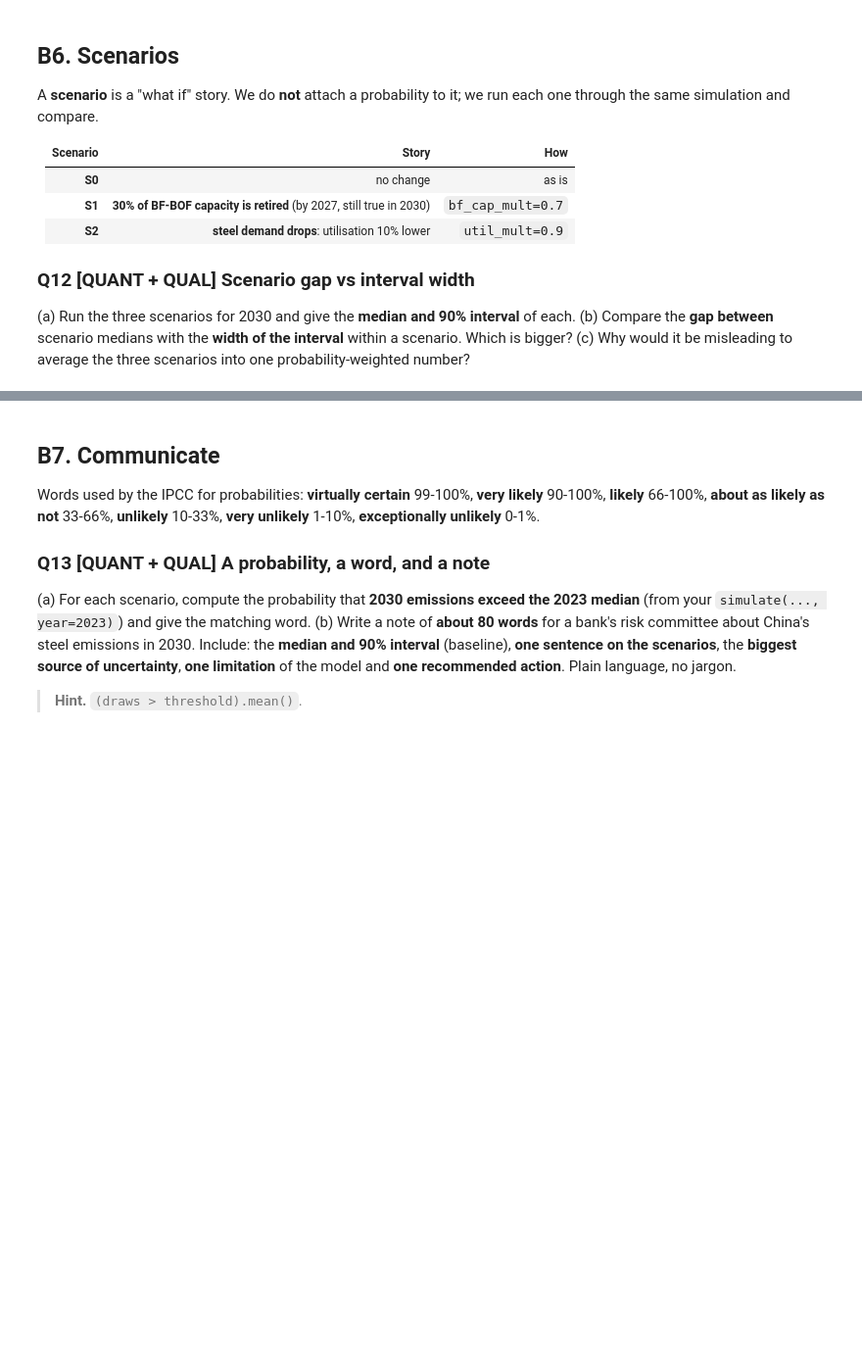
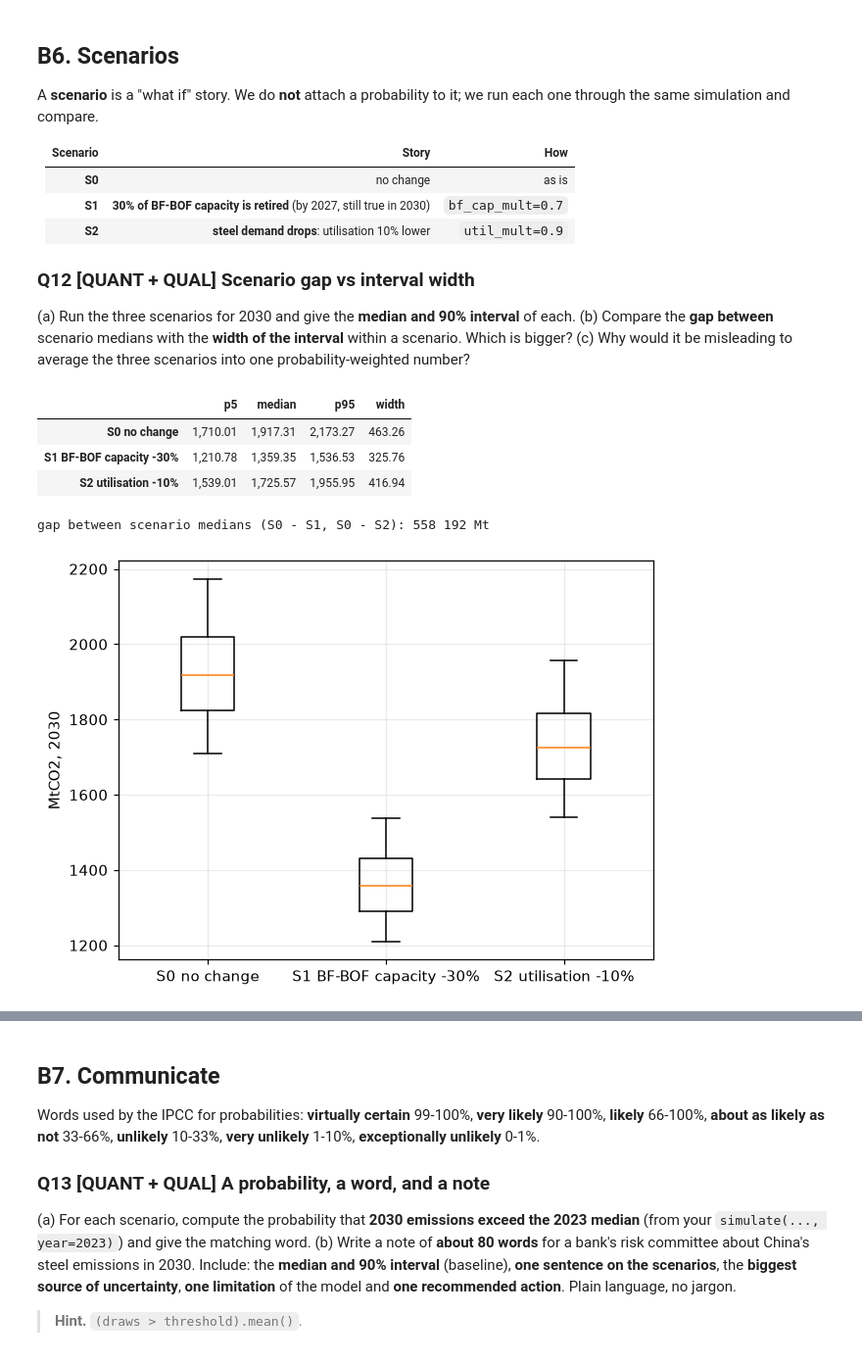
Before and after one commit to Jawadmallat/aidams-lab3-bennjima-gueddas-mallat-sanver-tanaci, a Jupyter notebook: lab3.ipynb, the cells around one changed output, grey strips where cells are left out. Shown at 98% size. Saved outputs shown, nothing was run; the diff lists cells and outputs as text; code cells hidden in the pictures; blank space fills up the shorter version.

```diff
--- a/lab3.ipynb
+++ b/lab3.ipynb
@@ -280,4 +592,11 @@ _(write here)_
 > **Task.** For the **10 plants** of `ci_small`, compute the posterior mean for (i) a **weak** prior ($\mu_0=0.5$, $\kappa_0=0.01$) and (ii) a **wrong** prior ($\mu_0=0.3$, $\kappa_0=5$). The width of a 90% interval is roughly $1.8\times s/\sqrt{n+\kappa_0}$ ($s$ = standard deviation of the 10 values).
 > **Question Q7b.** How much does the wrong prior move the answer, and why does this matter when data are scarce?
 # %%
-# your code here
+per = bf[bf["Plant ID"].isin(small_ids)].groupby("Plant ID")[["Production_ttpa", "capacity_ttpa"]].sum()
+x = (per["Production_ttpa"] / per["capacity_ttpa"]).to_numpy()
+n_obs, xbar, s = len(x), x.mean(), x.std(ddof=1)
+
+for name, mu0, k0 in [("weak prior  (0.5, 0.01)", 0.5, 0.01), ("wrong prior (0.3, 5)", 0.3, 5)]:
+    post = (k0 * mu0 + n_obs * xbar) / (k0 + n_obs)
+    print(f"{name}: posterior mean {post:.3f} | 90% width ~ {1.8 * s / np.sqrt(n_obs + k0):.3f}")
+print(f"data only: mean {xbar:.3f}, s = {s:.3f}, n = {n_obs}")
@@ -331,4 +715,8 @@ _(write here)_
 
 Run `simulate` twice: once varying **only the utilisation** (`vary_ef=False`) and once varying **only the emission factor** (`vary_util=False`). For each, give the relative half-width for 2030. Which input creates more of the uncertainty? Could **more data** reduce it?
 # %%
-# your code here
+only_util = simulate(1000, year=2030, vary_ef=False)
+only_ef = simulate(1000, year=2030, vary_util=False)
+for name, s in [("utilisation only", only_util), ("emission factor only", only_ef), ("both", sim30)]:
+    lo_, med_, hi_, rel_ = interval(s["national"])
+    print(f"{name:<22} median {med_:,.0f} Mt | 90% [{lo_:,.0f}, {hi_:,.0f}] | relative half-width {rel_:.1%}")
@@ -375,7 +808,25 @@ A **scenario** is a "what if" story. We do **not** attach a probability to it; w
 
 (a) Run the three scenarios for 2030 and give the **median and 90% interval** of each. (b) Compare the **gap between** scenario medians with the **width of the interval** within a scenario. Which is bigger? (c) Why would it be misleading to average the three scenarios into one probability-weighted number?
 # %%
-# your code here
+scenarios = {"S0 no change": {}, "S1 BF-BOF capacity -30%": {"bf_cap_mult": 0.7}, "S2 utilisation -10%": {"util_mult": 0.9}}
+scen = {name: simulate(1000, year=2030, **kw)["national"] for name, kw in scenarios.items()}
+
+tab = pd.DataFrame({name: dict(zip(["p5", "median", "p95"], np.percentile(v, [5, 50, 95]))) for name, v in scen.items()}).T
+tab["width"] = tab["p95"] - tab["p5"]
+display(tab)
+print("gap between scenario medians (S0 - S1, S0 - S2):",
+      round(tab.loc["S0 no change", "median"] - tab.loc["S1 BF-BOF capacity -30%", "median"]),
+      round(tab.loc["S0 no change", "median"] - tab.loc["S2 utilisation -10%", "median"]), "Mt")
+
+plt.boxplot(list(scen.values()), tick_labels=list(scen), whis=(5, 95), showfliers=False)
+plt.ylabel("MtCO2, 2030"); plt.show()
+# %% [output]
+|  | p5 | median | p95 | width |
+| S0 no change | 1,710.01 | 1,917.31 | 2,173.27 | 463.26 |
+| S1 BF-BOF capacity -30% | 1,210.78 | 1,359.35 | 1,536.53 | 325.76 |
+| S2 utilisation -10% | 1,539.01 | 1,725.57 | 1,955.95 | 416.94 |
+gap between scenario medians (S0 - S1, S0 - S2): 558 192 Mt
+[figure, added]
 # %% [markdown]
 **Your answer (Q12):**
 
```
Also changed, not shown: parts of 40 cells of this notebook, 1 other file.
